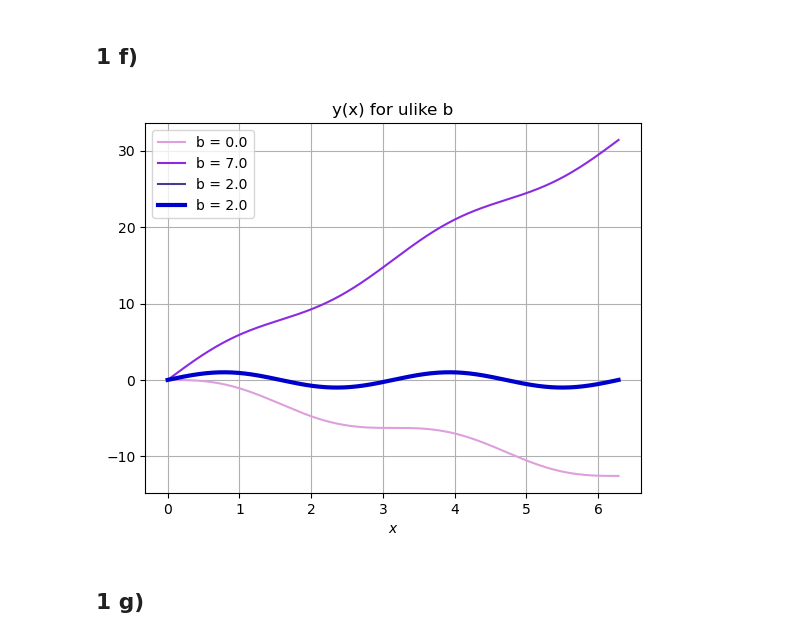
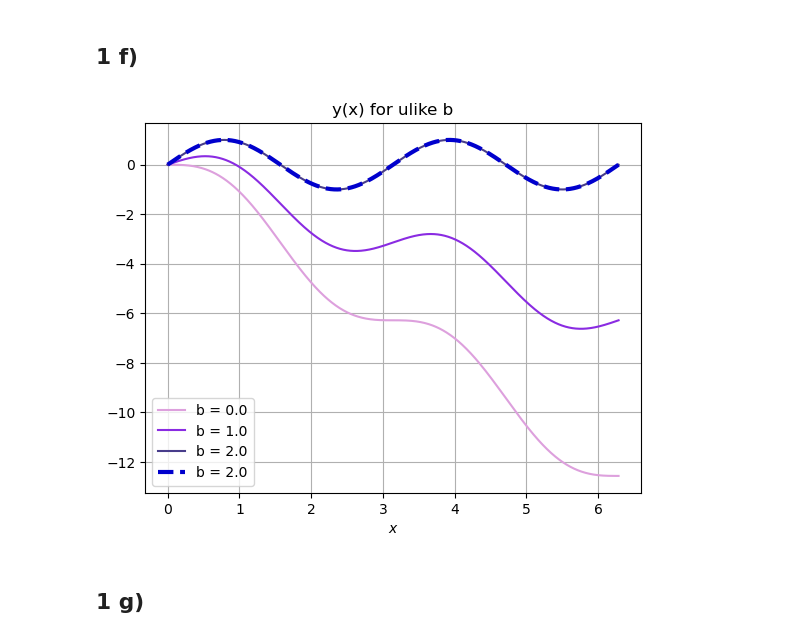
Before and after one commit to marieke-vaske/VitBer-TekFys, a Jupyter notebook: Sammenslåing av oppgave 1.ipynb, the cells around one changed output. Drawn from its saved outputs; the diff is of its cells as text; code cells hidden in the pictures.

```diff
--- a/Sammenslåing av oppgave 1.ipynb
+++ b/Sammenslåing av oppgave 1.ipynb
@@ -33,7 +33,7 @@ def RungeKutta_32(x_init, x_end, y_init, f, alpha, h_0, tol):
         k_4 = f(x_next, y_next)
         z_next = y_n + (1/24)*h_n*(7*k_1 + 6*k_2 + 8*k_3 + 3*k_4)       # Beregner alternativ y for sammenligning
 
-        est = abs(y_next[0] - z_next[0])
+        est = np.linalg.norm(y_next - z_next)
         if est < tol:                                                   # Sjekker om skrittet aksepteres
             n += 1                                                      # Oppdaterer antall skritt
             k_1 = k_4                                                   # Oppdaterer k_1
@@ -237,36 +240,36 @@ def solveBVproblem(x_init, x_end, f, z0, z1, alpha, h_0, tol):    # Definerer fu
 # Løser randverdiproblem
 
 alpha = 0.8
 h_0 = 0.01
 tol = 10**(-7)
 
 x_init, x_end = 0, 2*np.pi
-z0, z1 = 0, 7                                                              # Initielle gjett z0 og z1
+z0, z1 = 0, 1                                                              # Initielle gjett z0 og z1
 
 def f_array(x, y_array):                                                   # Definerer f som returnerer vektor
     f = -4*np.sin(2*x)
     f_array = np.array([y_array[1], f])
     return f_array
 
 
 xb_values, yb_values, b_values = solveBVproblem(x_init, x_end, f_array, z0, z1, alpha, h_0, tol) # Løser randverdiproblem
 
 iteration_num = len(yb_values)                                             # Antall testede b-verdier
 colors = ["plum", "blueviolet", "darkslateblue", "royalblue"]
 
 for i in range(iteration_num - 1):                                         # Itererer gjennom alle b-verdier unntatt den endelige
     plt.plot(xb_values[i], yb_values[i], color = colors[i], label = f'b = {round(b_values[i], 3)}')
 
 
 # Plotter den riktige løsningen av randverdiproblemet
-plt.plot(xb_values[-1], yb_values[-1], label = f'b = {round(b_values[-1], 3)}', color = "mediumblue", linewidth = 3)
+plt.plot(xb_values[-1], yb_values[-1], label = f'b = {round(b_values[-1], 3)}', color = "mediumblue", linewidth = 3, linestyle = '--')
 plt.xlabel("$x$")
 plt.title("y(x) for ulike b")
 plt.grid()
 plt.legend()
 plt.show()
 # %% [output]
-[figure, old version]
+[figure, new version]
 # %% [markdown]
 ## 1 g)
 # %%
```
Also changed, not shown: parts of 6 cells of this notebook.
